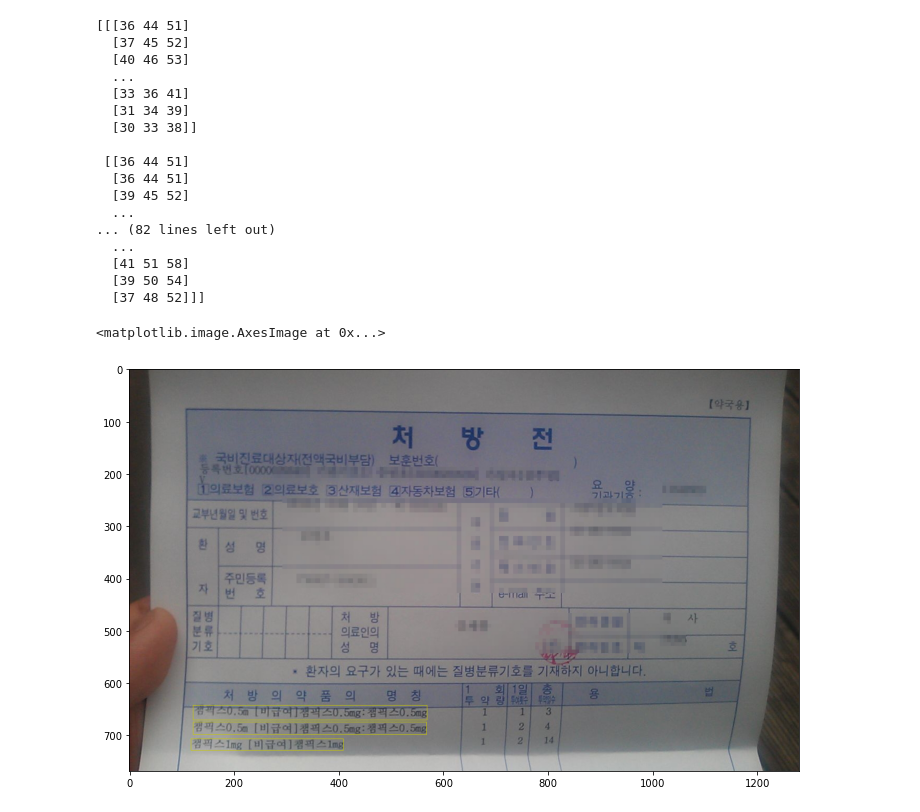
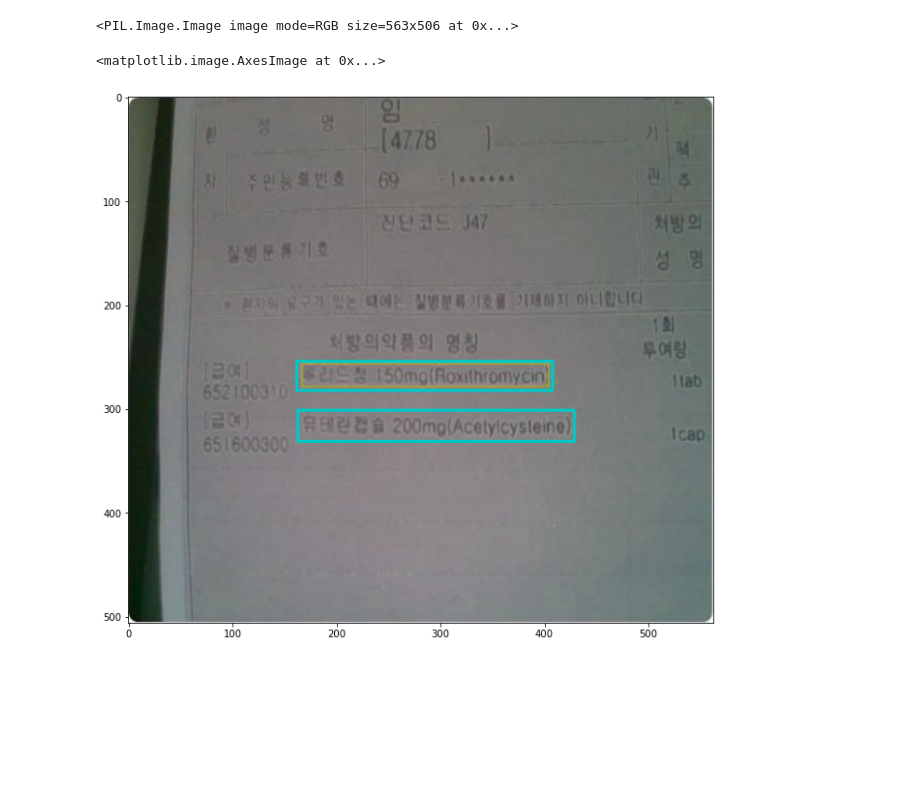
Before and after one commit to seoyeonson/Pill, a Jupyter notebook: VisionAPI/text.ipynb, the cells around one changed output. Saved outputs shown, nothing was run; the diff lists cells and outputs as text; code cells hidden in the pictures; blank space fills up the shorter version.

Commit message:
허소영 #07.12 10:16
visionAPI 모듈 수정

```diff
--- a/VisionAPI/text.ipynb
+++ b/VisionAPI/text.ipynb
@@ -1,42 +1,32 @@
 # %%
 from visionAPI import visionAPI
 import matplotlib.pyplot as plt
 import cv2
 import io
+import base64
+import numpy as np
 
-img_dir = 'C:/TeamProject_/mingco_ocr/media/Uploaded_files/prescription1.jpg'
+img_dir = 'C:/TeamProject_/mingco_ocr/media/Uploaded_files/image26.jpg'
 
 with io.open(img_dir, 'rb') as image_file:
     content = image_file.read()
 
-prescription1 = visionAPI(content)
+n = base64.b64encode(content)
+# print(n)
+n2 = n.decode('ascii')
+
+prescription1 = visionAPI(n2)
 prescription1.pills
 
 print(prescription1.img_out)
 
 # if prescription1.pills:
 #     word_list = [i[2] for i in prescription1.pills]
 #     print(word_list)
 
 plt.figure(figsize=(12, 10))
-plt.imshow(cv2.cvtColor(prescription1.img_out, cv2.COLOR_BGR2RGB))
+plt.imshow(prescription1.img_out)
 # %% [output]
-[[[36 44 51]
-  [37 45 52]
-  [40 46 53]
-  ...
-  [33 36 41]
-  [31 34 39]
-  [30 33 38]]
-
- [[36 44 51]
-  [36 44 51]
-  [39 45 52]
-  ...
-... (82 lines left out)
-  ...
-  [41 51 58]
-  [39 50 54]
-  [37 48 52]]]
+<PIL.Image.Image image mode=RGB size=563x506 at 0x...>
 <matplotlib.image.AxesImage at 0x...>
-[figure, old version]
+[figure, new version]
```
Also changed, not shown: 1 other file.
